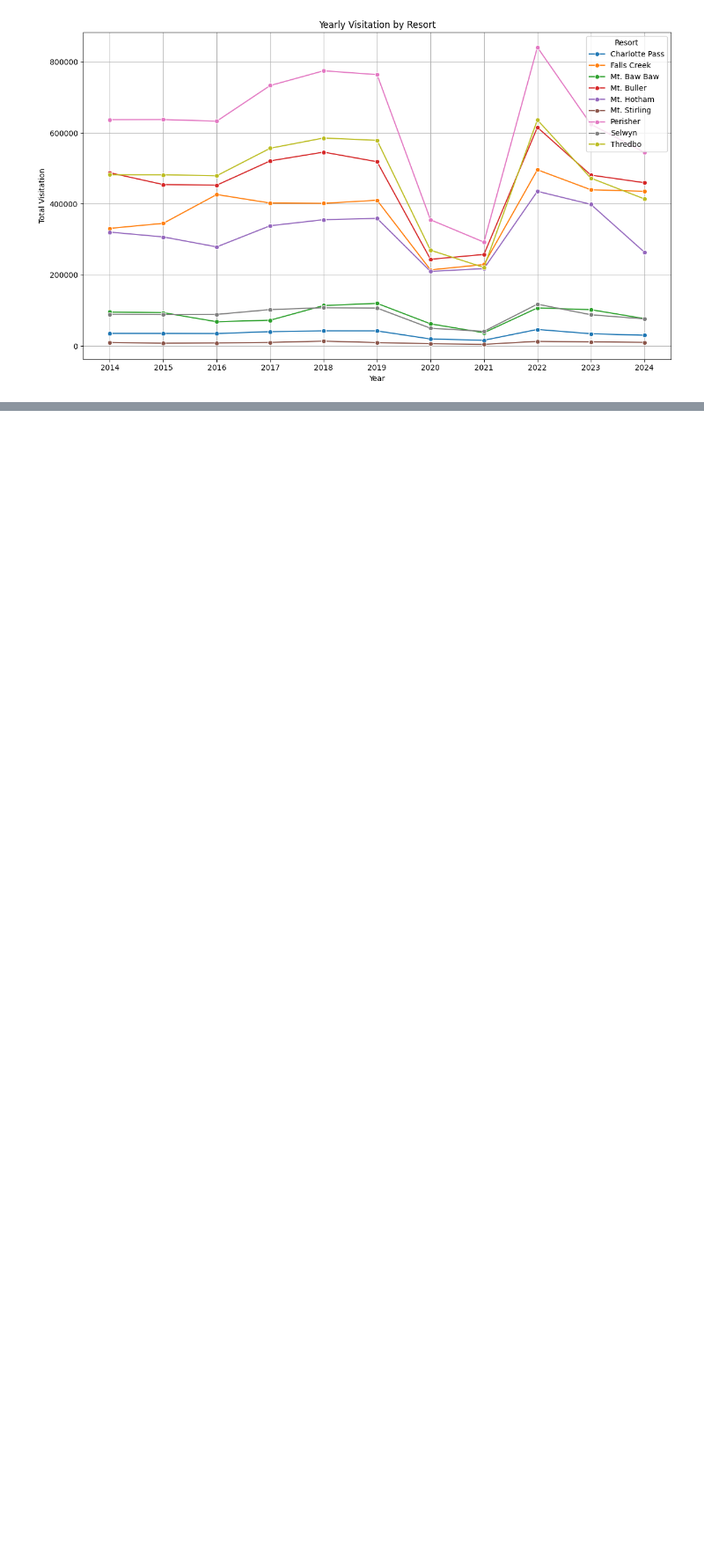
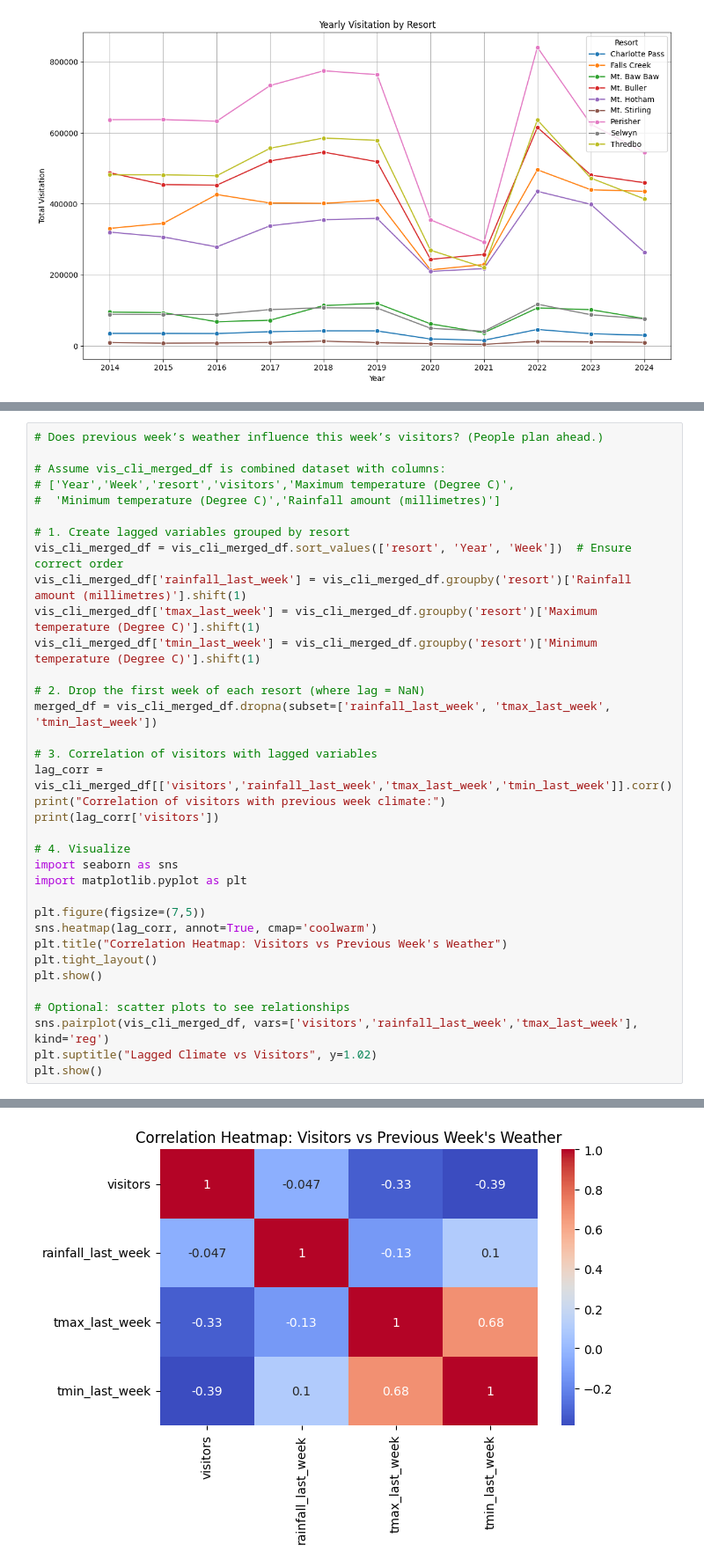
Before and after one commit to JamesGossy/imc_datathon, a Jupyter notebook: DataExploration_v2.ipynb, the cells around one changed output, grey strips where cells are left out. Shown at 88% size. Cells and saved outputs as stored; diff of their text form; blank space fills up the shorter version.

```diff
--- a/DataExploration_v2.ipynb
+++ b/DataExploration_v2.ipynb
@@ -241,0 +294,36 @@ plt.show()
+# %%
+# Does previous week’s weather influence this week’s visitors? (People plan ahead.)
+
+# Assume vis_cli_merged_df is combined dataset with columns:
+# ['Year','Week','resort','visitors','Maximum temperature (Degree C)',
+#  'Minimum temperature (Degree C)','Rainfall amount (millimetres)']
+
+# 1. Create lagged variables grouped by resort
+vis_cli_merged_df = vis_cli_merged_df.sort_values(['resort', 'Year', 'Week'])  # Ensure correct order
+vis_cli_merged_df['rainfall_last_week'] = vis_cli_merged_df.groupby('resort')['Rainfall amount (millimetres)'].shift(1)
+vis_cli_merged_df['tmax_last_week'] = vis_cli_merged_df.groupby('resort')['Maximum temperature (Degree C)'].shift(1)
+vis_cli_merged_df['tmin_last_week'] = vis_cli_merged_df.groupby('resort')['Minimum temperature (Degree C)'].shift(1)
+
+# 2. Drop the first week of each resort (where lag = NaN)
+merged_df = vis_cli_merged_df.dropna(subset=['rainfall_last_week', 'tmax_last_week', 'tmin_last_week'])
+
+# 3. Correlation of visitors with lagged variables
+lag_corr = vis_cli_merged_df[['visitors','rainfall_last_week','tmax_last_week','tmin_last_week']].corr()
+print("Correlation of visitors with previous week climate:")
+print(lag_corr['visitors'])
+
+# 4. Visualize
+import seaborn as sns
+import matplotlib.pyplot as plt
+
+plt.figure(figsize=(7,5))
+sns.heatmap(lag_corr, annot=True, cmap='coolwarm')
+plt.title("Correlation Heatmap: Visitors vs Previous Week's Weather")
+plt.tight_layout()
+plt.show()
+
+# Optional: scatter plots to see relationships
+sns.pairplot(vis_cli_merged_df, vars=['visitors','rainfall_last_week','tmax_last_week'], kind='reg')
+plt.suptitle("Lagged Climate vs Visitors", y=1.02)
+plt.show()
+# %% [output]
@@ -241,0 +336 @@ plt.show()
+[figure, added]
```
Also changed, not shown: parts of 4 cells of this notebook, 1 other file.
